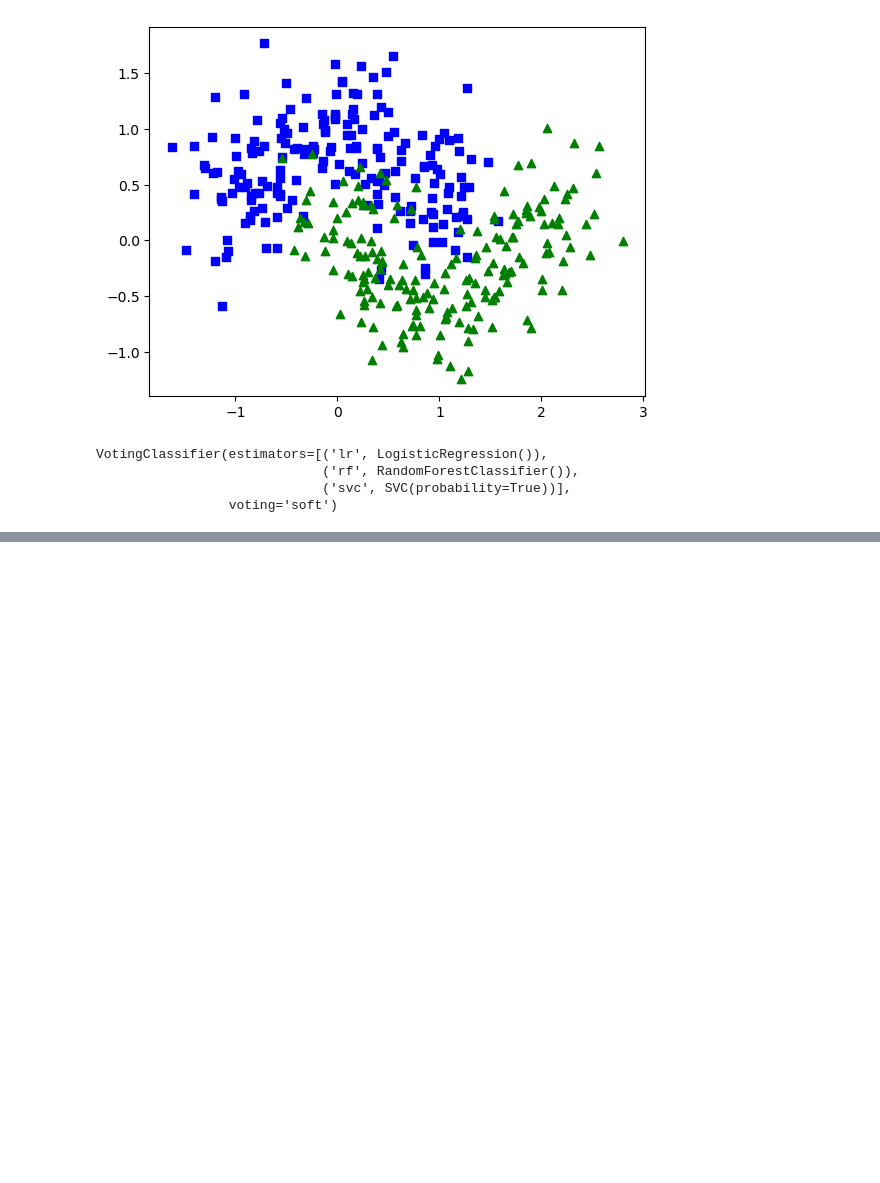
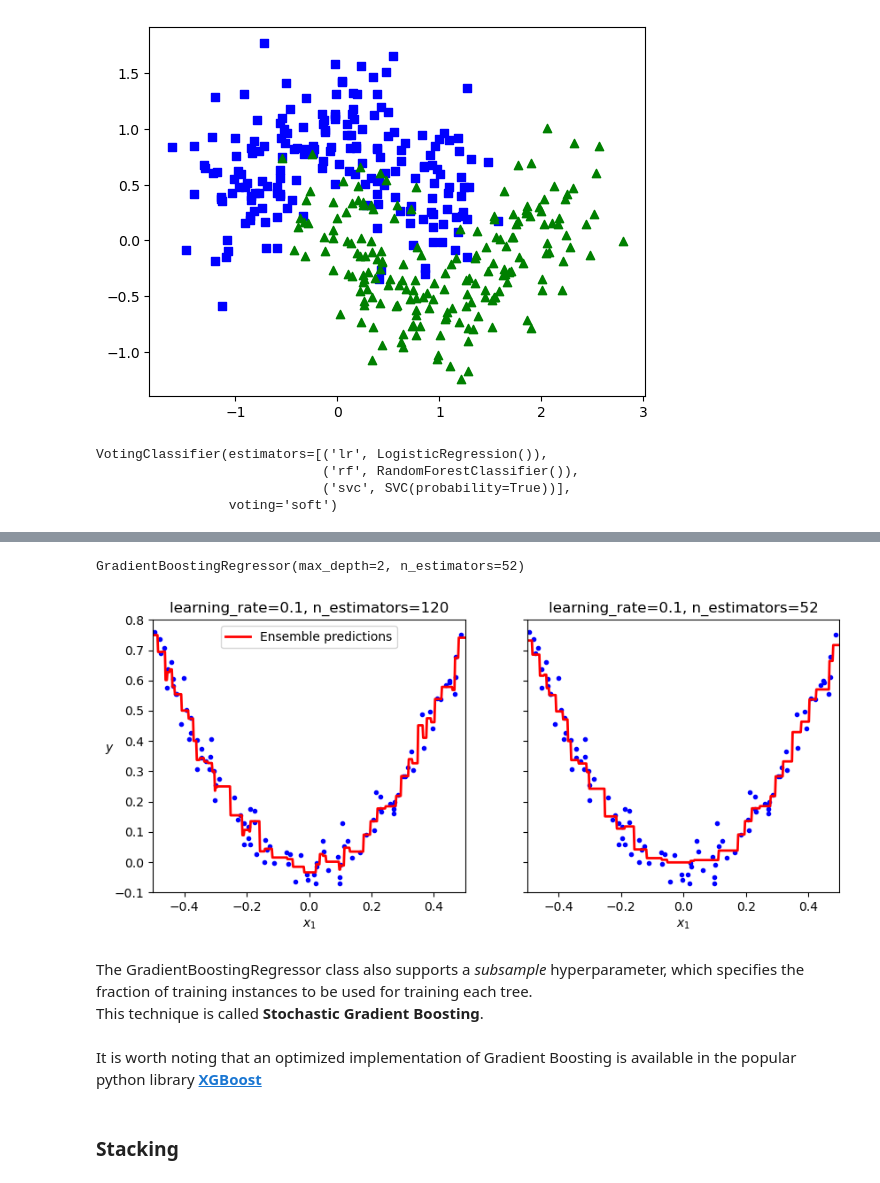
Before and after one commit to Ellzo/handson-ml-mysolutions, a Jupyter notebook: Chapter7/Ensemble Learning.ipynb, the cells around one changed output, grey strips where cells are left out. Drawn from its saved outputs; the diff is of its cells as text; code cells hidden in the pictures; blank space fills up the shorter version.

```diff
--- a/Chapter7/Ensemble Learning.ipynb
+++ b/Chapter7/Ensemble Learning.ipynb
@@ -50,0 +206,53 @@ VotingClassifier 0.92
+# %%
+from sklearn.ensemble import GradientBoostingRegressor
+import numpy as np
+from sklearn.model_selection import train_test_split
+from sklearn.metrics import mean_squared_error
+
+X_traing, X_valg, y_traing, y_valg = train_test_split(X, y)
+
+gbrt = GradientBoostingRegressor(max_depth=2, n_estimators=120)
+gbrt.fit(X_traing, y_traing)
+
+errors = [mean_squared_error(y_valg, y_predg) for y_predg in gbrt.staged_predict(X_valg)]
+
+# Get best number of estimators using early stopping
+bst_n_estimators = np.argmin(errors)
+
+gbrt_best = GradientBoostingRegressor(max_depth=2,n_estimators=bst_n_estimators)
+gbrt_best.fit(X_traing, y_traing)
+# %% [output]
+GradientBoostingRegressor(max_depth=2, n_estimators=52)
+# %%
+import matplotlib.pyplot as plt
+
+def plot_predictions(regressors, X, y, axes, style,
+                     label=None, data_style="b.", data_label=None):
+    x1 = np.linspace(axes[0], axes[1], 500)
+    y_predg = sum(regressor.predict(x1.reshape(-1, 1))
+                 for regressor in regressors)
+    plt.plot(X[:, 0], y, data_style, label=data_label)
+    plt.plot(x1, y_predg, style, linewidth=2, label=label)
+    if label or data_label:
+        plt.legend(loc="upper center")
+    plt.axis(axes)
+
+fig, axes = plt.subplots(ncols=2, figsize=(10, 4), sharey=True)
+
+plt.sca(axes[0])
+plot_predictions([gbrt], X, y, axes=[-0.5, 0.5, -0.1, 0.8], style="r-",
+                 label="Ensemble predictions")
+plt.title(f"learning_rate={gbrt.learning_rate}, "
+          f"n_estimators={gbrt.n_estimators_}")
+plt.xlabel("$x_1$")
+plt.ylabel("$y$", rotation=0)
+
+plt.sca(axes[1])
+plot_predictions([gbrt_best], X, y, axes=[-0.5, 0.5, -0.1, 0.8], style="r-")
+plt.title(f"learning_rate={gbrt_best.learning_rate}, "
+          f"n_estimators={gbrt_best.n_estimators_}")
+plt.xlabel("$x_1$")
+
+plt.show()
+# %% [output]
+[figure, added]
@@ -50,0 +277,9 @@ VotingClassifier 0.92
+# %% [markdown]
+The GradientBoostingRegressor class also supports a <i>subsample</i> hyperparameter,
+which specifies the fraction of training instances to be used for training each tree. <br>
+This technique is called <b>Stochastic Gradient Boosting</b>.
+# %% [markdown]
+It is worth noting that an optimized implementation of Gradient Boosting is available
+in the popular python library <a href='https://github.com/dmlc/xgboost'><b>XGBoost</b></a>
+# %% [markdown]
+### Stacking
```
Also changed, not shown: parts of 25 cells of this notebook.
